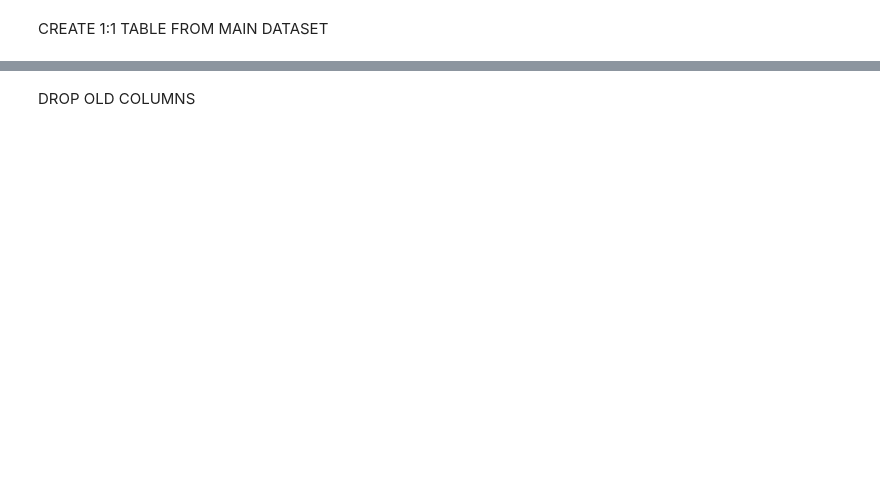
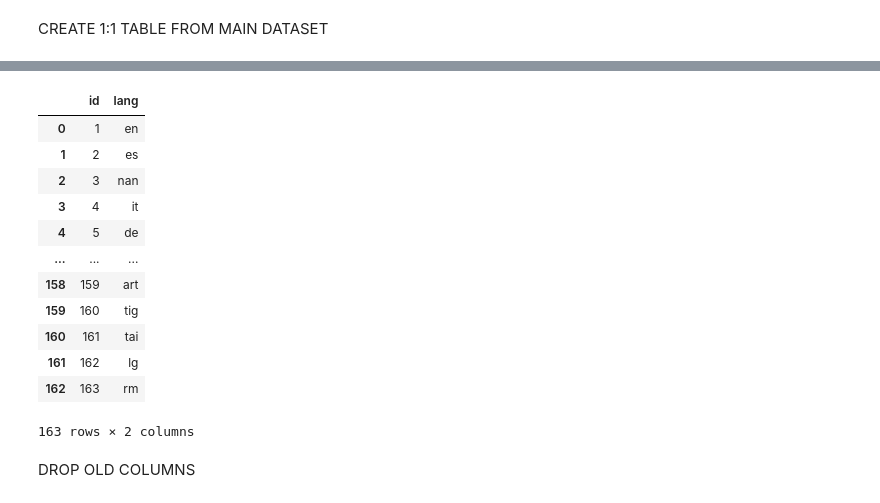
Before and after one commit to JanKomis/library_analysis, a Jupyter notebook: python_script/notebooks/Remove_duplicates.ipynb, the cells around one changed output, grey strips where cells are left out. Saved outputs shown, nothing was run; the diff lists cells and outputs as text; code cells hidden in the pictures; blank space fills up the shorter version.

```diff
--- a/python_script/notebooks/Remove_duplicates.ipynb
+++ b/python_script/notebooks/Remove_duplicates.ipynb
@@ -107,3 +108,19 @@ df_dataset
+# %%
+lang_dataset
+# %% [output]
+|  | id | lang |
+| 0 | 1 | en |
+| 1 | 2 | es |
+| 2 | 3 | nan |
+| 3 | 4 | it |
+| 4 | 5 | de |
+| ... | ... | ... |
+| 158 | 159 | art |
+| 159 | 160 | tig |
+| 160 | 161 | tai |
+| 161 | 162 | lg |
+| 162 | 163 | rm |
+163 rows × 2 columns
 # %% [markdown]
 DROP OLD COLUMNS
 # %%
```
Also changed, not shown: parts of 13 cells of this notebook, 5 other files.
